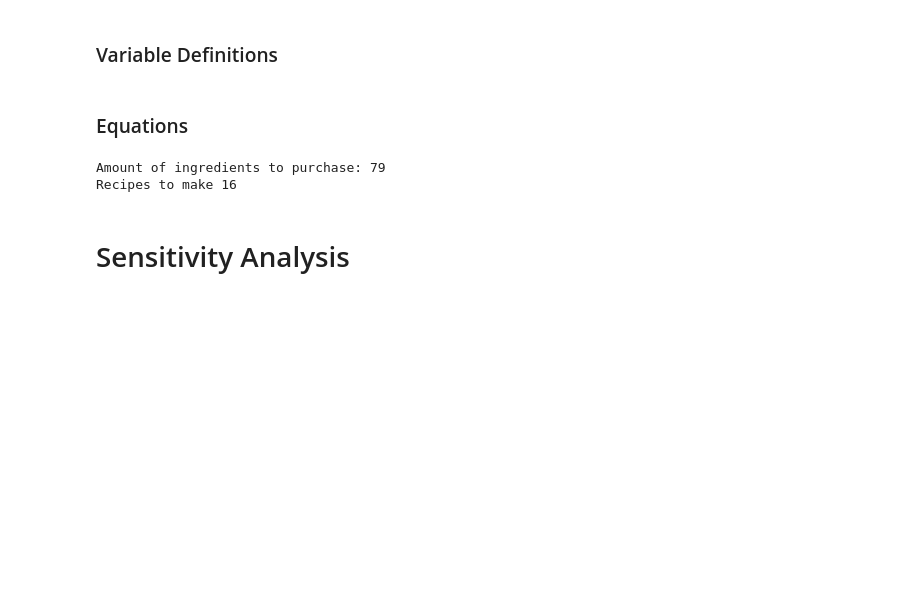
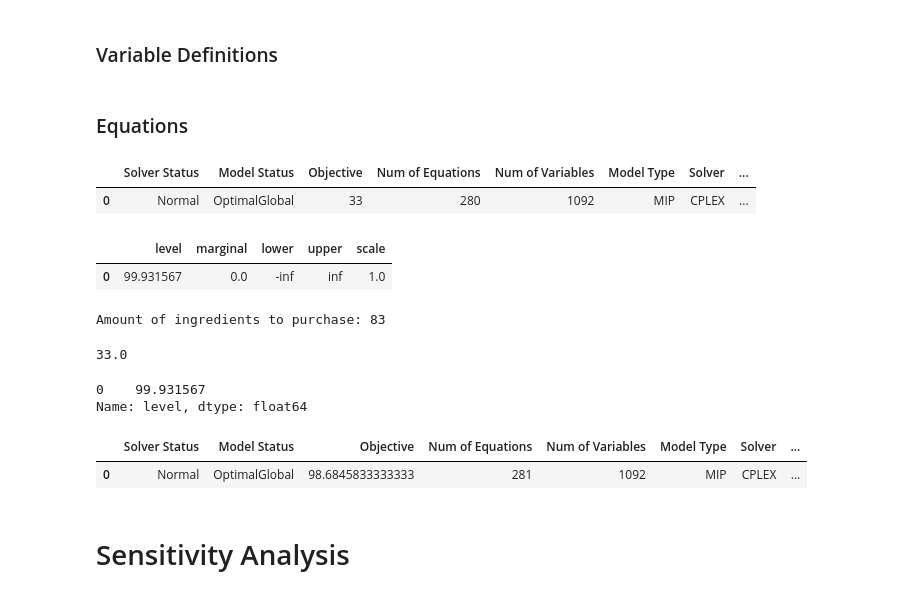
Before and after one commit to noahjillson/Recipe-Optimizations, a Jupyter notebook: modeling.ipynb, the cells around one changed output. Cells and saved outputs as stored; diff of their text form; code cells hidden in the pictures; blank space fills up the shorter version.

```diff
--- a/modeling.ipynb
+++ b/modeling.ipynb
@@ -78,6 +103,7 @@ Contains = cont.addParameter('contains', domain = [R, I], description = 'Binary
 z = cont.addVariable('z', "integer", domain=[S, I], description="Amount of ingredient i purchased")
 x = cont.addVariable('x', "binary", domain=[R], description="Indicator variable to make recipe r")
 l = cont.addVariable('l', "free", domain=[I], description="Leftover ingredients after all recipes are made")
+m = cont.addVariable('m', 'free', description="money spent")
 # %% [markdown]
 ### Equations
 # %%
@@ -98,6 +124,8 @@ tot_recipes[:] = gp.Sum(R, x[R]) >= 7
 
 contains_recipe = cont.addEquation('contains_recipe', description="Ensures only selecting recipes with greater than 7 ingredients", domain = [R])
 contains_recipe[R] = x[R] * gp.Sum(I,Contains[R, I]) >= 7 * x[R]
+money_spent = cont.addEquation('money_spent', 'regular')
+money_spent[:] = m == gp.Sum([S,I], C[S,I] * z[S,I])
 
 z.lo[S, I]= 0
 l.lo[:] = 0
@@ -111,14 +139,49 @@ recipe_optimization = cont.addModel(
     sense=gp.Sense.MAX,
     objective=objective
 )
+# %%
+B.setRecords(100)
+recipe_optimization.solve(solver='CPLEX')
+# %% [output]
+|  | Solver Status | Model Status | Objective | Num of Equations | Num of Variables | Model Type | Solver | ... |
+| 0 | Normal | OptimalGlobal | 33 | 280 | 1092 | MIP | CPLEX | ... |
+# %%
+m.records
+# %% [output]
+|  | level | marginal | lower | upper | scale |
+| 0 | 99.931567 | 0.0 | -inf | inf | 1.0 |
 # %%
 recipe_optimization.solve(options=gp.Options(time_limit= 10))
 df = z.records
 print(f"Amount of ingredients to purchase: {len(df[df['level'] > 0])}")
-print(f"Recipes to make {len(x.records[x.records['level'] > 0])}")
+# print(f"Recipes to make {x.records[x.records['level'] > 0]}")
 # %% [output]
-Amount of ingredients to purchase: 79
-Recipes to make 16
+Amount of ingredients to purchase: 83
+# %%
+numbah = recipe_optimization.objective_value
+print(numbah)
+# %% [output]
+33.0
+# %%
+m.records['level']
+# %% [output]
+0    99.931567
+Name: level, dtype: float64
+# %%
+max_recipe_eq = cont.addEquation('max_recipe_eq', description="The maximum number of recipes that can be made given the budget")
+max_recipe_eq[:] = gp.Sum(R, x[R]) == recipe_optimization.objective_value
+
+money_optimization = cont.addModel(
+    name='money_optimization',
+    problem=gp.Problem.MIP,
+    equations=cont.getEquations(),
+    sense=gp.Sense.MIN,
+    objective=m
+)
+money_optimization.solve()
+# %% [output]
+|  | Solver Status | Model Status | Objective | Num of Equations | Num of Variables | Model Type | Solver | ... |
+| 0 | Normal | OptimalGlobal | 98.6845833333333 | 281 | 1092 | MIP | CPLEX | ... |
 # %% [markdown]
 # Sensitivity Analysis
 # %% [markdown]
```
Also changed, not shown: parts of 3 cells of this notebook, 2 other files.
